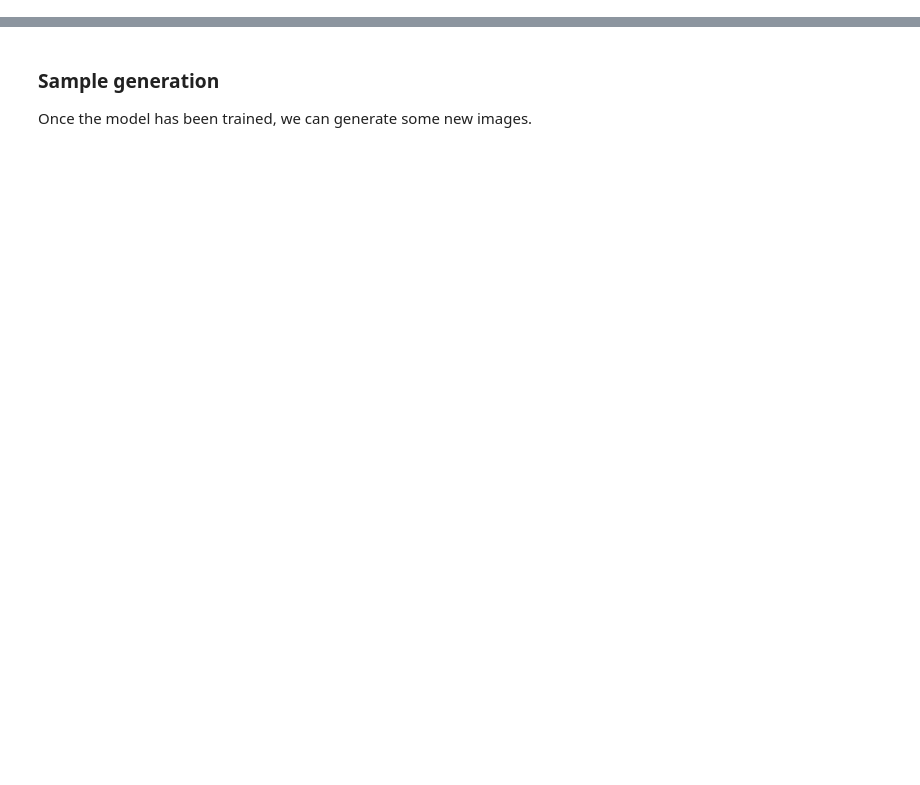
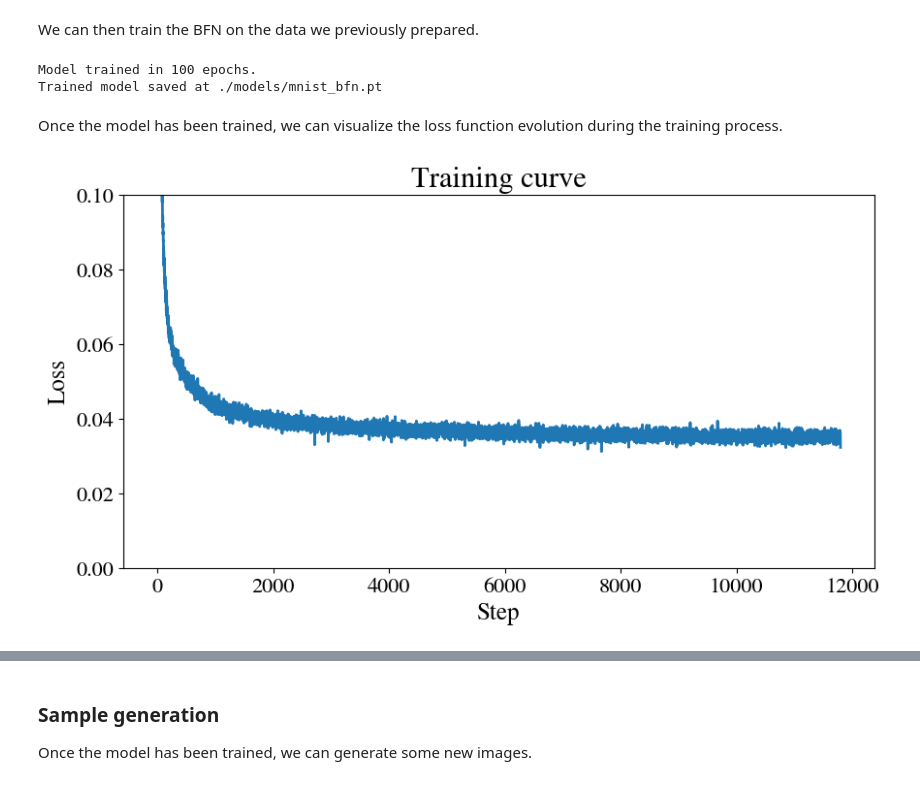
Before and after one commit to Algomancer/Bayesian-Flow-Networks, a Jupyter notebook: BFN_MNIST.ipynb, the cells around one changed output, grey strips where cells are left out. Cells and saved outputs as stored; diff of their text form; code cells hidden in the pictures; blank space fills up the shorter version.

```diff
--- a/BFN_MNIST.ipynb
+++ b/BFN_MNIST.ipynb
@@ -420,0 +422,9 @@ plt.ylim(0, 0.1)
+# %%
+EPOCHS = 100
+EARLY_STOPPING = False
+PATIENCE = 1e6
+LEARNING_RATE = 3e-4
+# %% [markdown]
+We can then train the BFN on the data we previously prepared.
+# %%
+optim = AdamW(bfn.parameters(), lr=LEARNING_RATE, betas=(0.9, 0.98), weight_decay=0.01)
@@ -420,0 +480,15 @@ plt.ylim(0, 0.1)
+# %%
+training_losses = train_model(bfn, optim)
+# %% [output]
+Model trained in 100 epochs.
+Trained model saved at ./models/mnist_bfn.pt
+# %% [markdown]
+Once the model has been trained, we can visualize the loss function evolution during the training process.
+# %%
+plt.plot(training_losses)
+plt.title("Training curve")
+plt.xlabel("Step")
+plt.ylabel("Loss")
+plt.ylim(0, 0.1);
+# %% [output]
+[figure, added]
```
Also changed, not shown: parts of 44 cells of this notebook, 1 other file.
